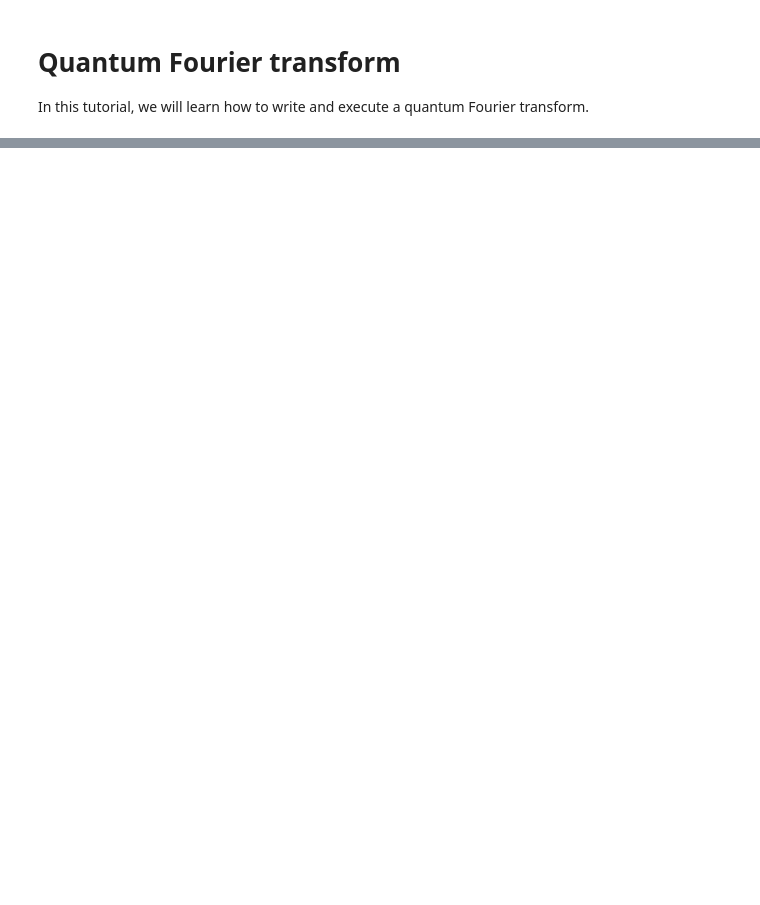
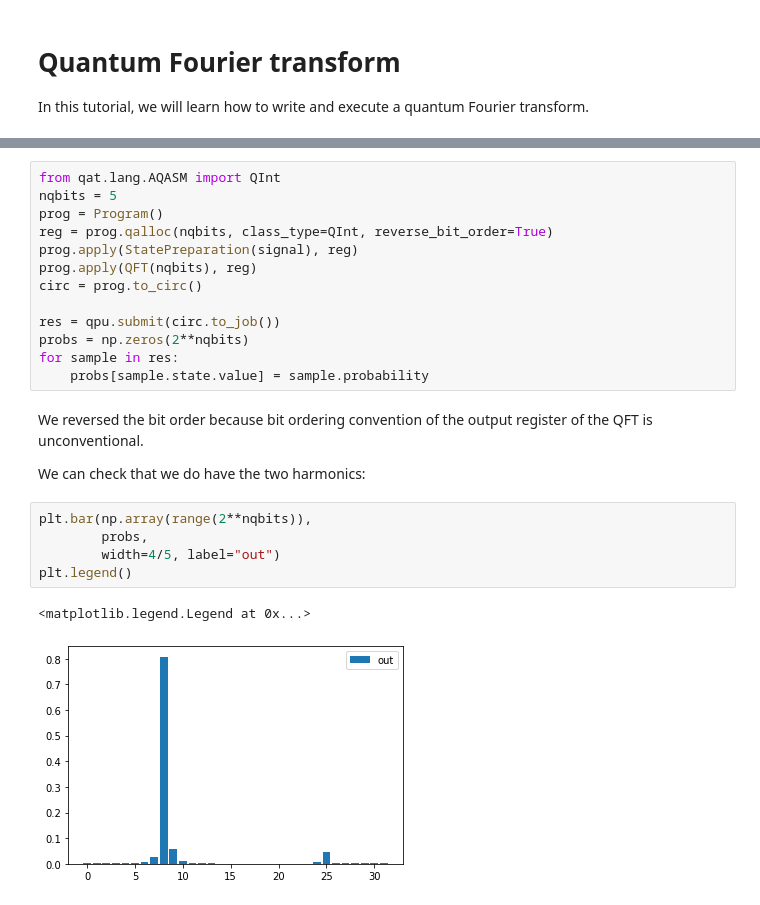
Before and after one commit to tayral/phy580_tutorials, a Jupyter notebook: 3_QFT.ipynb, the cells around one changed output, grey strips where cells are left out. Drawn from its saved outputs; the diff is of its cells as text; blank space fills up the shorter version.

```diff
--- a/3_QFT.ipynb
+++ b/3_QFT.ipynb
@@ -81,0 +152,25 @@ for sample in res:
+# %%
+from qat.lang.AQASM import QInt
+nqbits = 5
+prog = Program()
+reg = prog.qalloc(nqbits, class_type=QInt, reverse_bit_order=True)
+prog.apply(StatePreparation(signal), reg)
+prog.apply(QFT(nqbits), reg)
+circ = prog.to_circ()
+
+res = qpu.submit(circ.to_job())
+probs = np.zeros(2**nqbits)
+for sample in res:
+    probs[sample.state.value] = sample.probability
+# %% [markdown]
+We reversed the bit order because bit ordering convention of the output register of the QFT is unconventional.
+
+We can check that we do have the two harmonics:
+# %%
+plt.bar(np.array(range(2**nqbits)),
+        probs,
+        width=4/5, label="out")
+plt.legend()
+# %% [output]
+<matplotlib.legend.Legend at 0x...>
+[figure, added]
```
Also changed, not shown: parts of 21 cells of this notebook, 4 other files.
